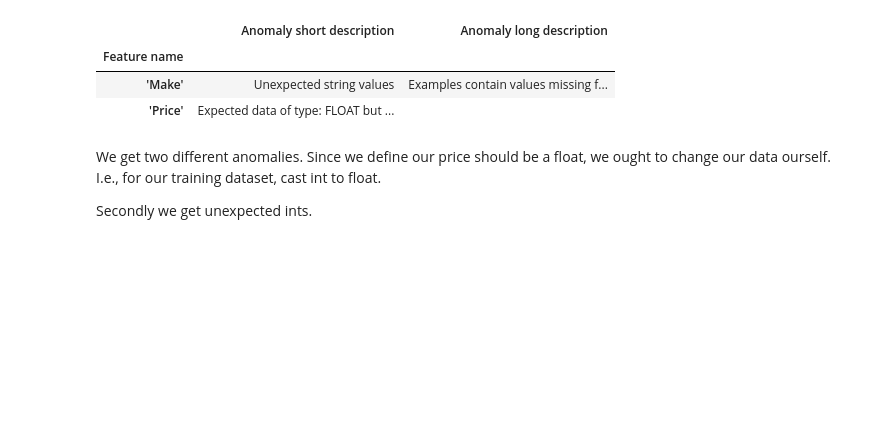
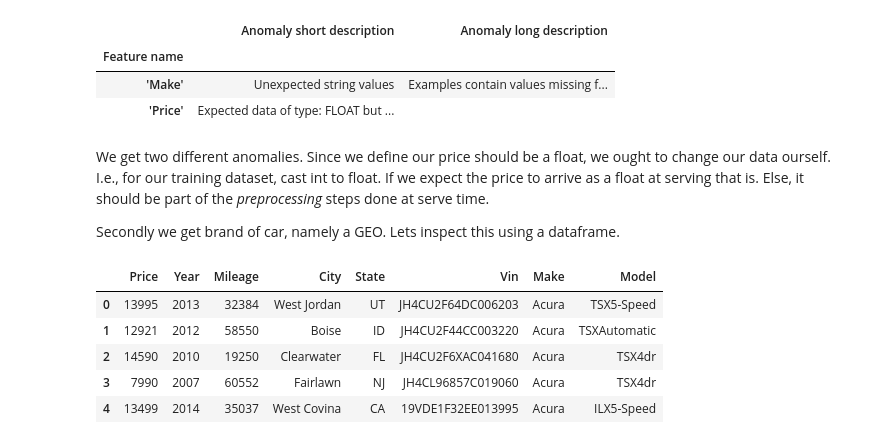
Before and after one commit to evanderknaap/tfvalidate, a Jupyter notebook: notebooks/Distribute.ipynb, the cells around one changed output. Drawn from its saved outputs; the diff is of its cells as text; code cells hidden in the pictures; blank space fills up the shorter version.

```diff
--- a/notebooks/Distribute.ipynb
+++ b/notebooks/Distribute.ipynb
@@ -341,6 +342,16 @@ tfdv.display_anomalies(anomalies)
 | 'Price' | Expected data of type: FLOAT but ... |  |
 # %% [markdown]
 We get two different anomalies. Since we define our price should be a float, we ought to change our data ourself.
-I.e., for our training dataset, cast int to float.
+I.e., for our training dataset, cast int to float. If we expect the price to arrive as a float at serving that is. Else, it should be part of the _preprocessing_ steps done at serve time.
 
-Secondly we get unexpected ints.
+Secondly we get brand of car, namely a GEO. Lets inspect this using a dataframe.
+# %%
+df_serve = pd.read_csv(EVAL_DATA_PATH)
+df_serve.head(5)
+# %% [output]
+|  | Price | Year | Mileage | City | State | Vin | Make | Model |
+| 0 | 13995 | 2013 | 32384 | West Jordan | UT | JH4CU2F64DC006203 | Acura | TSX5-Speed |
+| 1 | 12921 | 2012 | 58550 | Boise | ID | JH4CU2F44CC003220 | Acura | TSXAutomatic |
+| 2 | 14590 | 2010 | 19250 | Clearwater | FL | JH4CU2F6XAC041680 | Acura | TSX4dr |
+| 3 | 7990 | 2007 | 60552 | Fairlawn | NJ | JH4CL96857C019060 | Acura | TSX4dr |
+| 4 | 13499 | 2014 | 35037 | West Covina | CA | 19VDE1F32EE013995 | Acura | ILX5-Speed |
```
Also changed, not shown: parts of 21 cells of this notebook.
